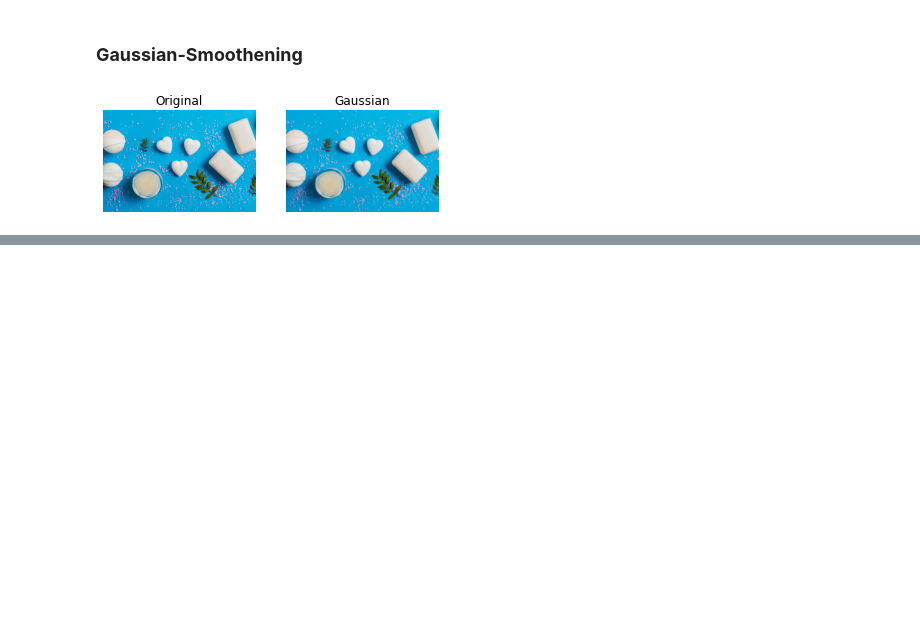
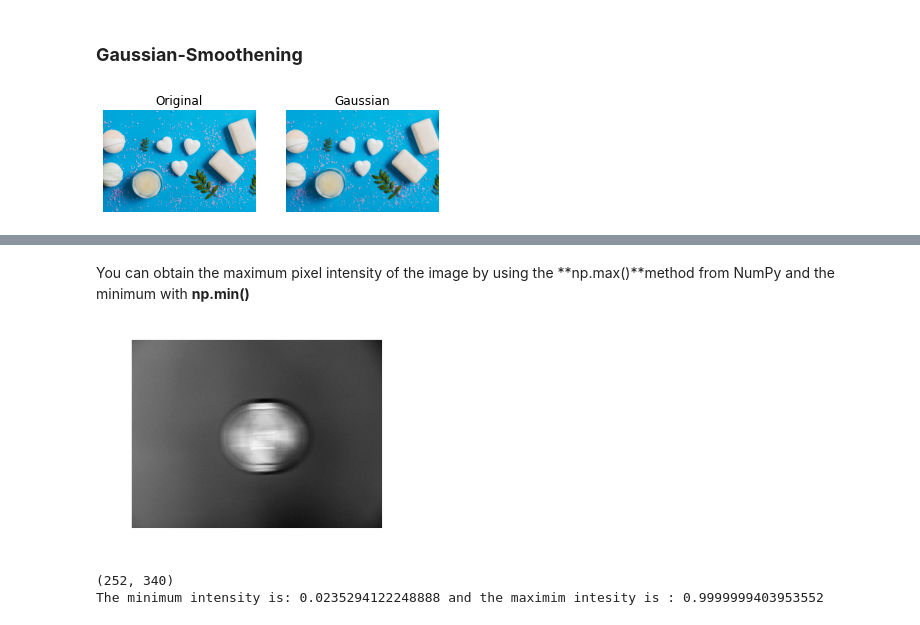
Before and after one commit to sikha2552/Python_ImageProcessing, a Jupyter notebook: Chapter2_Filtering.ipynb, the cells around one changed output, grey strips where cells are left out. Drawn from its saved outputs; the diff is of its cells as text; code cells hidden in the pictures; blank space fills up the shorter version.

```diff
--- a/Chapter2_Filtering.ipynb
+++ b/Chapter2_Filtering.ipynb
@@ -46,0 +58,21 @@ plot_comparison(im,gau,'Gaussian')
+# %% [markdown]
+You can obtain the maximum pixel intensity of the image by using the **np.max()**method from NumPy and the minimum with **np.min()**
+# %%
+#Load and display the image
+image=plt.imread('/content/drive/MyDrive/MY_Learnings/DATACAMP-Courses/Python4Imgprocessing_Datacamp/clock_image.png')
+plt.imshow(image);plt.axis('off');plt.show()
+# %% [output]
+[figure, added]
+# %%
+#calculate the minimum and the maximum intensity
+import numpy as np
+from skimage import color
+#image=image[:,:,:3]
+#ima=color.rgb2gray(image)
+min=np.min(image)
+max=np.max(image)
+print(image.shape)
+print("The minimum intensity is: {} and the maximim intesity is : {}".format(min,max))
+# %% [output]
+(252, 340)
+The minimum intensity is: 0.0235294122248888 and the maximim intesity is : 0.9999999403953552
```
Also changed, not shown: parts of 3 cells of this notebook.
